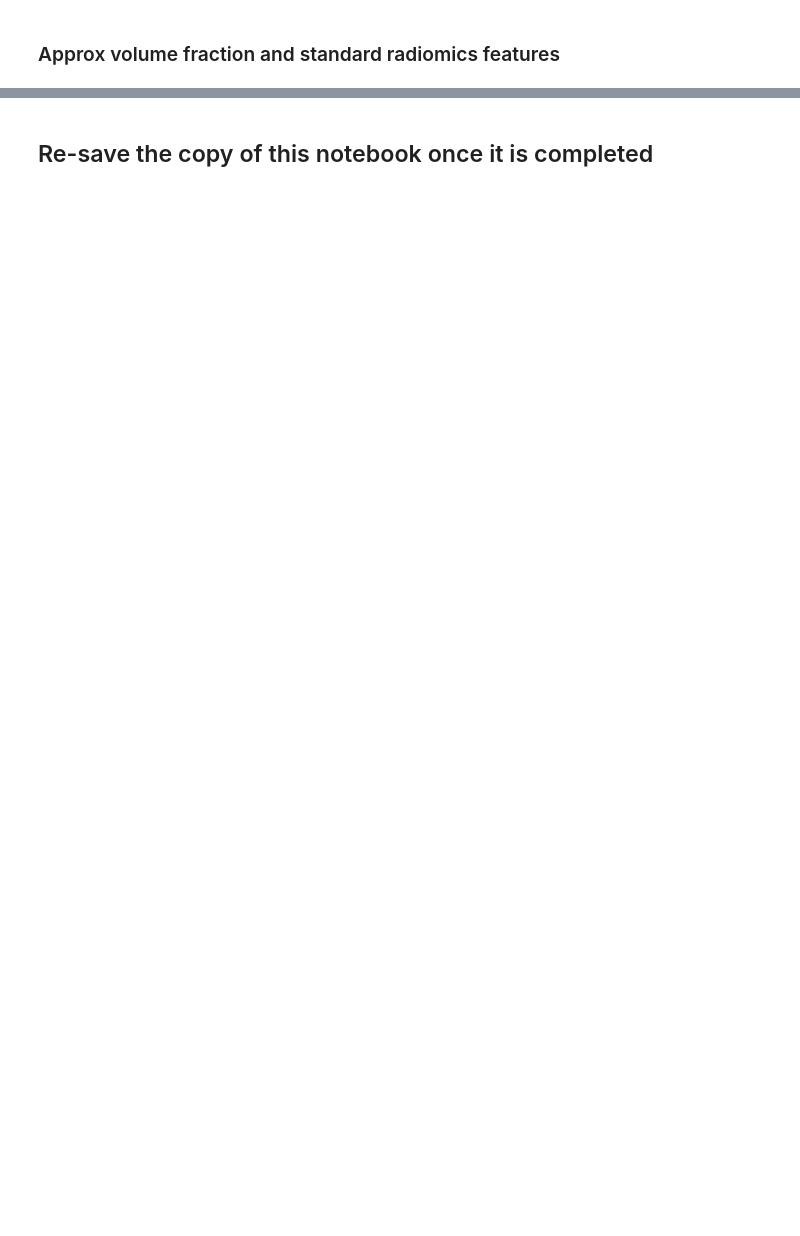
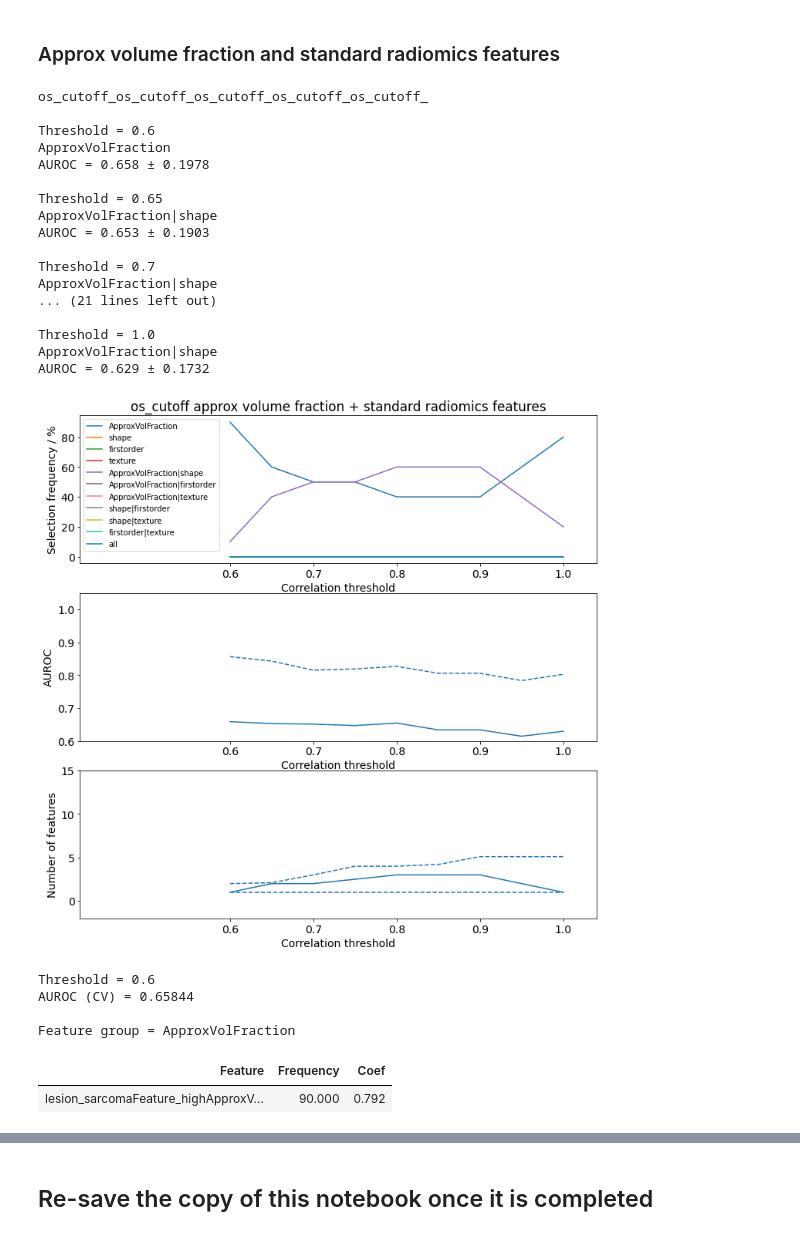
Before and after one commit to MatthewOrton/git_radsarc, a Jupyter notebook: classification/LR_GroupSelection_withValidation_andOutcome.ipynb, the cells around one changed output, grey strips where cells are left out. Cells and saved outputs as stored; diff of their text form; code cells hidden in the pictures; blank space fills up the shorter version.

```diff
--- a/classification/LR_GroupSelection_withValidation_andOutcome.ipynb
+++ b/classification/LR_GroupSelection_withValidation_andOutcome.ipynb
@@ -280,10 +280,20 @@ def showTrainTestResults(result):
     trainScore = bestExperiment['model'].predict_proba(df.drop(target, axis=1))
     testScore = bestExperiment['model'].predict_proba(dfTest.drop(target, axis=1))
 
+    # get p-value on test data
+    classLabels = list(set(dfTest[target]))
+    testScores0 = testScore[dfTest[target]==classLabels[0],1]
+    testScores1 = testScore[dfTest[target]==classLabels[1],1]
+    _, pValue = mannwhitneyu(testScores0, testScores1, alternative='two-sided')
+
     print('AUC')
-    print('train resub = ' + str(np.round(roc_auc_score(df[target], trainScore[:,1]),3)))
-    print('train CV    = ' + str(np.round(np.mean(bestExperiment['cv_result']['test_score']),3)))
-    print('test        = ' + str(np.round(roc_auc_score(dfTest[target], testScore[:,1]),3)))
+    print('train #      = ' + str(np.sum(df[target]==classLabels[0])) + ' : ' + str(np.sum(df[target]==classLabels[1])))
+    print('train resub  = ' + str(np.round(roc_auc_score(df[target], trainScore[:,1]),3)))
+    print('train CV     = ' + str(np.round(np.mean(bestExperiment['cv_result']['test_score']),3)))
+    print('\n')
+    print('test #       = ' + str(np.sum(dfTest[target]==classLabels[0])) + ' : ' + str(np.sum(dfTest[target]==classLabels[1])))
+    print('test         = ' + str(np.round(roc_auc_score(dfTest[target], testScore[:,1]),3)))
+    print('test p-value = ' + str(np.round(pValue,4)))
     print('\n')
 
 
@@ -336,7 +389,7 @@ if True:
 # %% [markdown]
 ### Volume fraction and standard radiomics features
 # %%
-if False:
+if True:
 
     resultVolFrac = {}
 
@@ -388,7 +477,7 @@ if False:
 # %% [markdown]
 ### Approx volume fraction and standard radiomics features
 # %%
-if False:
+if True:
 
     resultApproxVolFrac = {}
 
@@ -405,30 +494,55 @@ if False:
         textureStr = 'glcm|gldm|glszm|glrlm|ngtdm'
         settings['groupHierarchy'] = ['ApproxVolFraction',
                                       'shape',
                                       'firstorder',
                                       textureStr,
                                       'ApproxVolFraction|shape',
                                       'ApproxVolFraction|firstorder',
                                       'ApproxVolFraction|' + textureStr,
                                       'shape|firstorder',
                                       'shape|' + textureStr,
                                       'firstorder|' + textureStr,
                                       '']
         settings['correlationHierarchy'] = ['ApproxVolFraction', 'shape', 'firstorder']
 
         quickLoadFile = os.path.join(outputFolder, 'LR_GroupSelection_ApproxVolFraction_' + target + '.pickle')
 
         resultApproxVolFrac[target] = fitModelOrLoadSaved(df, target, settings, quickLoadFile)
 
         if displayAll:
             plotResultExperiments(resultApproxVolFrac[target],
                                   titleStr = target + ' approx volume fraction + standard radiomics features',
                                   outputFile=os.path.join(outputFolder, 'figures', target+'_approx_volFrac.pdf'))
 
 
             bestCoef, pdFreq = displayOneExperiment(resultApproxVolFrac[target])
             pdFreq = pdFreq.loc[pdFreq.Coef!='',:] # trim off any coeff that aren't in the best model
             display(pdFreq.style.hide_index())
 
         print('\n'+target)
         showTrainTestResults(resultApproxVolFrac[target])
+# %% [output]
+os_cutoff_os_cutoff_os_cutoff_os_cutoff_os_cutoff_
+
+Threshold = 0.6
+ApproxVolFraction
+AUROC = 0.658 ± 0.1978
+
+Threshold = 0.65
+ApproxVolFraction|shape
+AUROC = 0.653 ± 0.1903
+
+Threshold = 0.7
+ApproxVolFraction|shape
+... (21 lines left out)
+
+Threshold = 1.0
+ApproxVolFraction|shape
+AUROC = 0.629 ± 0.1732
+[figure, added]
+Threshold = 0.6
+AUROC (CV) = 0.65844
+
+Feature group = ApproxVolFraction
+| Feature | Frequency | Coef |
+| lesion_sarcomaFeature_highApproxV... | 90.000 | 0.792 |
```
Also changed, not shown: parts of 6 cells of this notebook.
